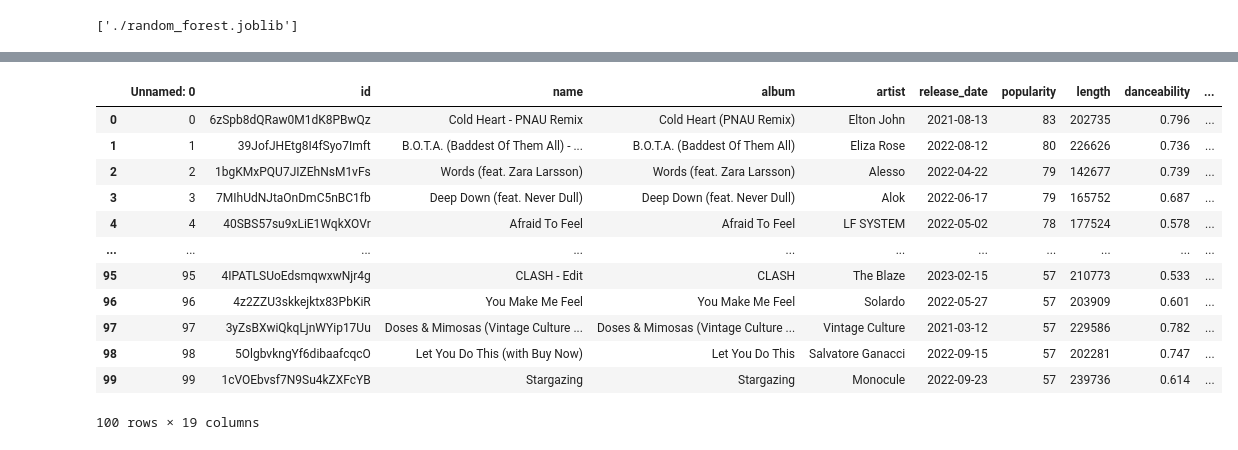
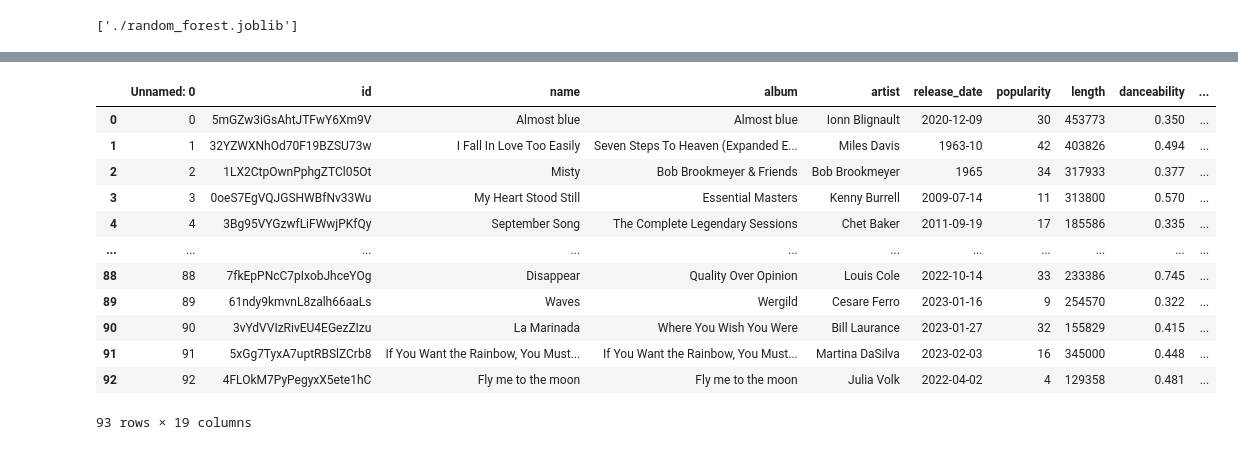
Before and after one commit to elenaperego/Emotion-Song-Recommender-System, a Jupyter notebook: models/random_forest.ipynb, the cells around one changed output, grey strips where cells are left out. Saved outputs shown, nothing was run; the diff lists cells and outputs as text; code cells hidden in the pictures.

```diff
--- a/models/random_forest.ipynb
+++ b/models/random_forest.ipynb
@@ -102,20 +102,20 @@ X_train
 # %%
-new_songs = pd.read_csv('../happySongs.csv')
+new_songs = pd.read_csv('../songs/very_sadSongs.csv')
 new_songs
 # %% [output]
 |  | Unnamed: 0 | id | name | album | artist | release_date | popularity | length | danceability | ... |
-| 0 | 0 | 6zSpb8dQRaw0M1dK8PBwQz | Cold Heart - PNAU Remix | Cold Heart (PNAU Remix) | Elton John | 2021-08-13 | 83 | 202735 | 0.796 | ... |
-| 1 | 1 | 39JofJHEtg8I4fSyo7Imft | B.O.T.A. (Baddest Of Them All) - ... | B.O.T.A. (Baddest Of Them All) | Eliza Rose | 2022-08-12 | 80 | 226626 | 0.736 | ... |
-| 2 | 2 | 1bgKMxPQU7JIZEhNsM1vFs | Words (feat. Zara Larsson) | Words (feat. Zara Larsson) | Alesso | 2022-04-22 | 79 | 142677 | 0.739 | ... |
-| 3 | 3 | 7MIhUdNJtaOnDmC5nBC1fb | Deep Down (feat. Never Dull) | Deep Down (feat. Never Dull) | Alok | 2022-06-17 | 79 | 165752 | 0.687 | ... |
-| 4 | 4 | 40SBS57su9xLiE1WqkXOVr | Afraid To Feel | Afraid To Feel | LF SYSTEM | 2022-05-02 | 78 | 177524 | 0.578 | ... |
+| 0 | 0 | 5mGZw3iGsAhtJTFwY6Xm9V | Almost blue | Almost blue | Ionn Blignault | 2020-12-09 | 30 | 453773 | 0.350 | ... |
+| 1 | 1 | 32YZWXNhOd70F19BZSU73w | I Fall In Love Too Easily | Seven Steps To Heaven (Expanded E... | Miles Davis | 1963-10 | 42 | 403826 | 0.494 | ... |
+| 2 | 2 | 1LX2CtpOwnPphgZTCl05Ot | Misty | Bob Brookmeyer & Friends | Bob Brookmeyer | 1965 | 34 | 317933 | 0.377 | ... |
+| 3 | 3 | 0oeS7EgVQJGSHWBfNv33Wu | My Heart Stood Still | Essential Masters | Kenny Burrell | 2009-07-14 | 11 | 313800 | 0.570 | ... |
+| 4 | 4 | 3Bg95VYGzwfLiFWwjPKfQy | September Song | The Complete Legendary Sessions | Chet Baker | 2011-09-19 | 17 | 185586 | 0.335 | ... |
 | ... | ... | ... | ... | ... | ... | ... | ... | ... | ... | ... |
-| 95 | 95 | 4IPATLSUoEdsmqwxwNjr4g | CLASH - Edit | CLASH | The Blaze | 2023-02-15 | 57 | 210773 | 0.533 | ... |
-| 96 | 96 | 4z2ZZU3skkejktx83PbKiR | You Make Me Feel | You Make Me Feel | Solardo | 2022-05-27 | 57 | 203909 | 0.601 | ... |
-| 97 | 97 | 3yZsBXwiQkqLjnWYip17Uu | Doses & Mimosas (Vintage Culture ... | Doses & Mimosas (Vintage Culture ... | Vintage Culture | 2021-03-12 | 57 | 229586 | 0.782 | ... |
-| 98 | 98 | 5OlgbvkngYf6dibaafcqcO | Let You Do This (with Buy Now) | Let You Do This | Salvatore Ganacci | 2022-09-15 | 57 | 202281 | 0.747 | ... |
-| 99 | 99 | 1cVOEbvsf7N9Su4kZXFcYB | Stargazing | Stargazing | Monocule | 2022-09-23 | 57 | 239736 | 0.614 | ... |
+| 88 | 88 | 7fkEpPNcC7pIxobJhceYOg | Disappear | Quality Over Opinion | Louis Cole | 2022-10-14 | 33 | 233386 | 0.745 | ... |
+| 89 | 89 | 61ndy9kmvnL8zalh66aaLs | Waves | Wergild | Cesare Ferro | 2023-01-16 | 9 | 254570 | 0.322 | ... |
+| 90 | 90 | 3vYdVVIzRivEU4EGezZIzu | La Marinada | Where You Wish You Were | Bill Laurance | 2023-01-27 | 32 | 155829 | 0.415 | ... |
+| 91 | 91 | 5xGg7TyxA7uptRBSlZCrb8 | If You Want the Rainbow, You Must... | If You Want the Rainbow, You Must... | Martina DaSilva | 2023-02-03 | 16 | 345000 | 0.448 | ... |
+| 92 | 92 | 4FLOkM7PyPegyxX5ete1hC | Fly me to the moon | Fly me to the moon | Julia Volk | 2022-04-02 | 4 | 129358 | 0.481 | ... |
-100 rows × 19 columns
+93 rows × 19 columns
 # %%
 keys.remove('mood')
 # %%
```
Also changed, not shown: parts of 7 cells of this notebook, 12 other files.
